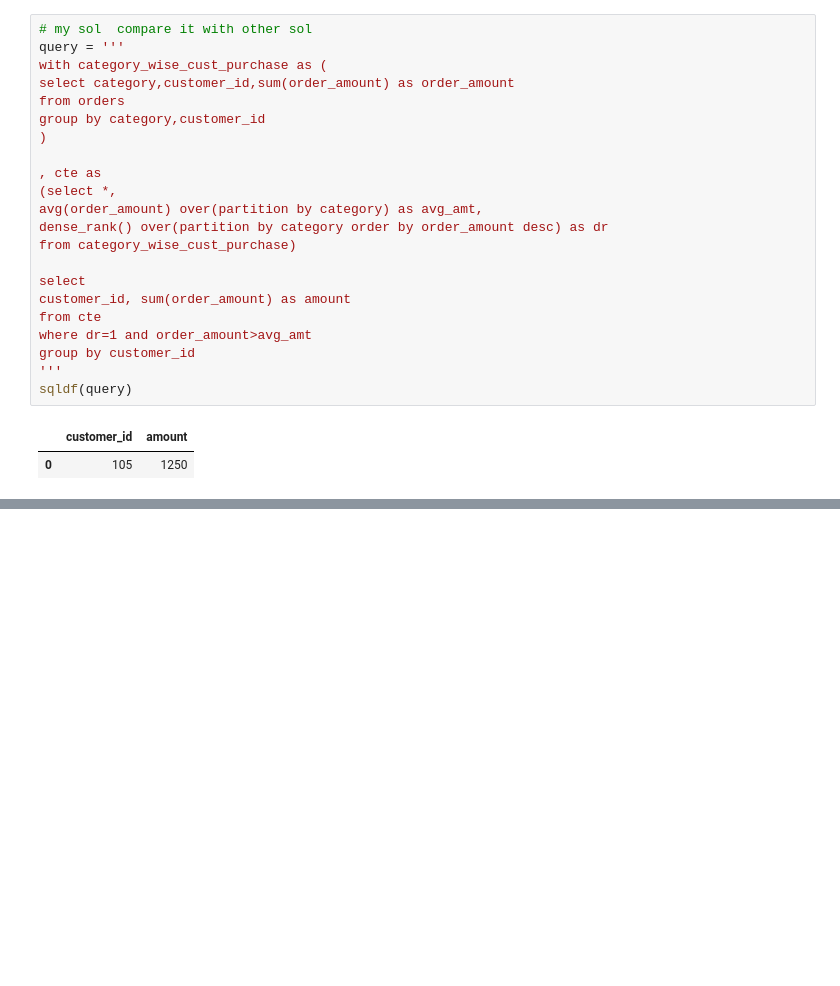
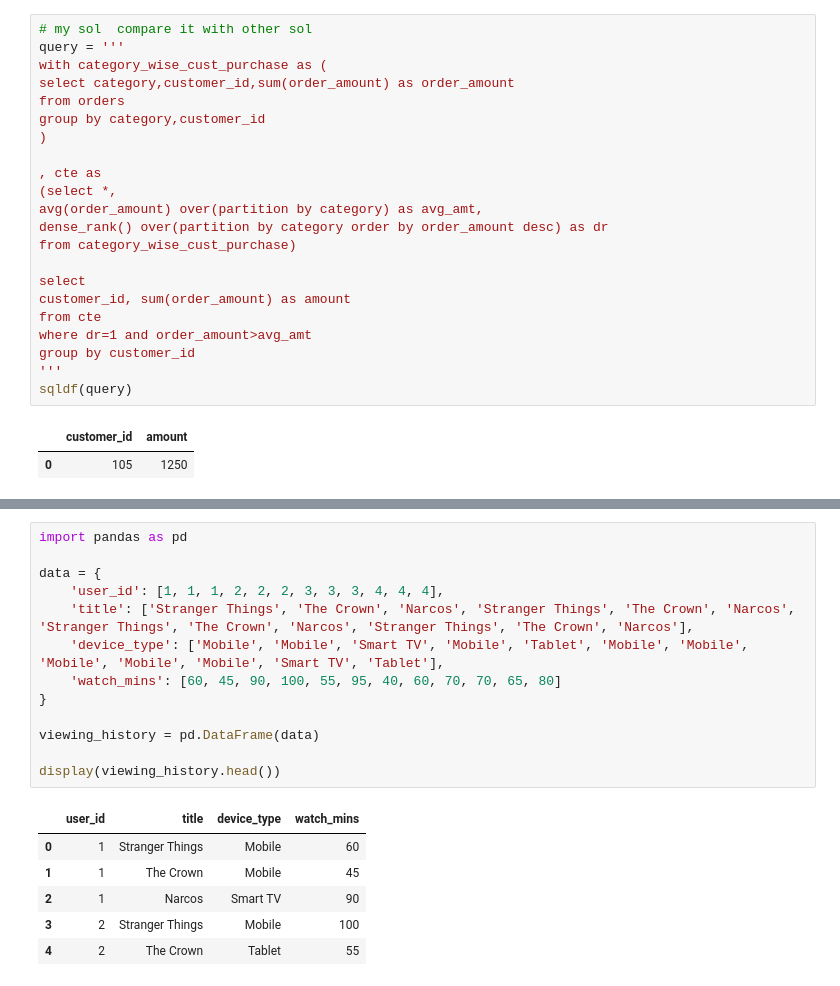
Before and after one commit to smor20/data_analysis, a Jupyter notebook: sql_on_pandas.ipynb, the cells around one changed output, grey strips where cells are left out. Drawn from its saved outputs; the diff is of its cells as text; blank space fills up the shorter version.

```diff
--- a/sql_on_pandas.ipynb
+++ b/sql_on_pandas.ipynb
@@ -5525,0 +5541,20 @@ sqldf(query)
+# %%
+import pandas as pd
+
+data = {
+    'user_id': [1, 1, 1, 2, 2, 2, 3, 3, 3, 4, 4, 4],
+    'title': ['Stranger Things', 'The Crown', 'Narcos', 'Stranger Things', 'The Crown', 'Narcos', 'Stranger Things', 'The Crown', 'Narcos', 'Stranger Things', 'The Crown', 'Narcos'],
+    'device_type': ['Mobile', 'Mobile', 'Smart TV', 'Mobile', 'Tablet', 'Mobile', 'Mobile', 'Mobile', 'Mobile', 'Mobile', 'Smart TV', 'Tablet'],
+    'watch_mins': [60, 45, 90, 100, 55, 95, 40, 60, 70, 70, 65, 80]
+}
+
+viewing_history = pd.DataFrame(data)
+
+display(viewing_history.head())
+# %% [output]
+|  | user_id | title | device_type | watch_mins |
+| 0 | 1 | Stranger Things | Mobile | 60 |
+| 1 | 1 | The Crown | Mobile | 45 |
+| 2 | 1 | Narcos | Smart TV | 90 |
+| 3 | 2 | Stranger Things | Mobile | 100 |
+| 4 | 2 | The Crown | Tablet | 55 |
```
Also changed, not shown: parts of 7 cells of this notebook.
